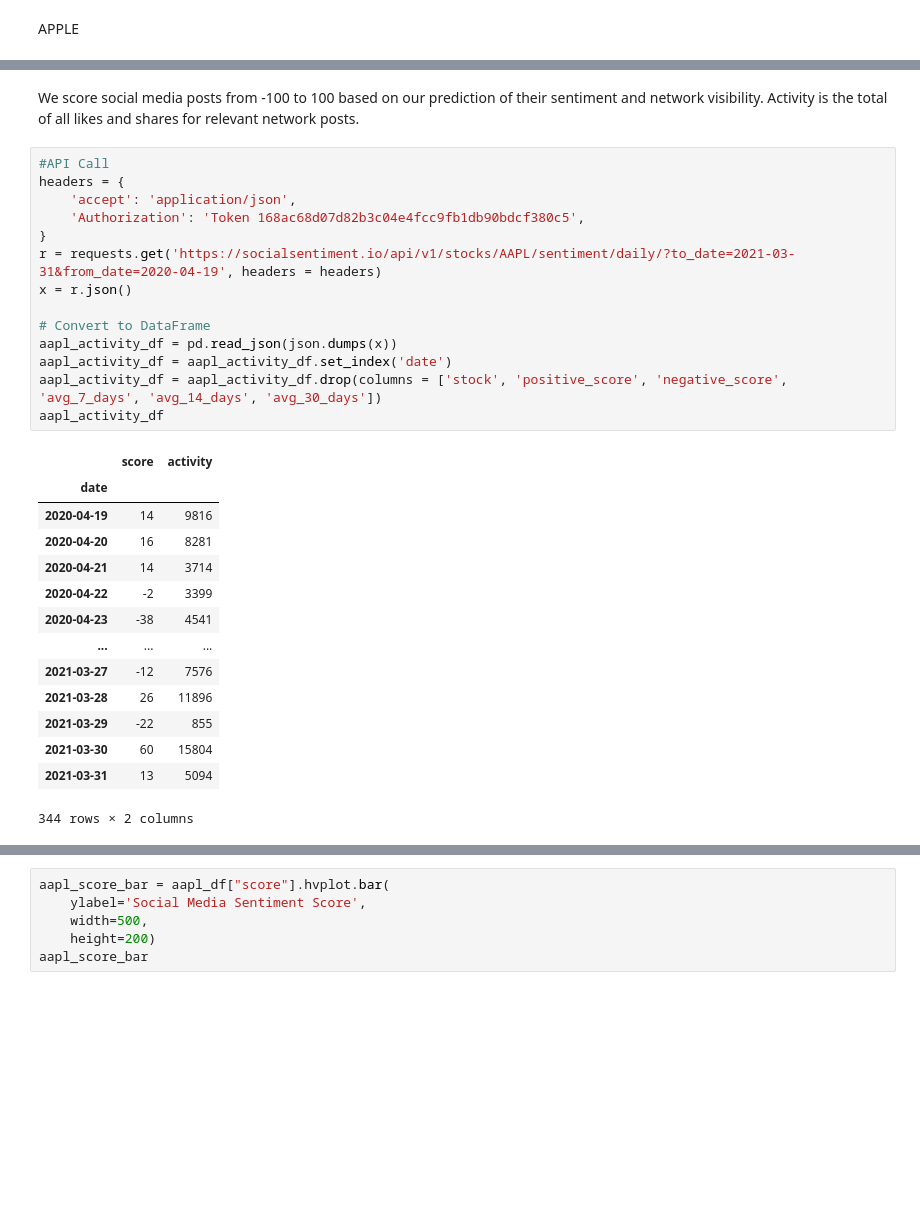
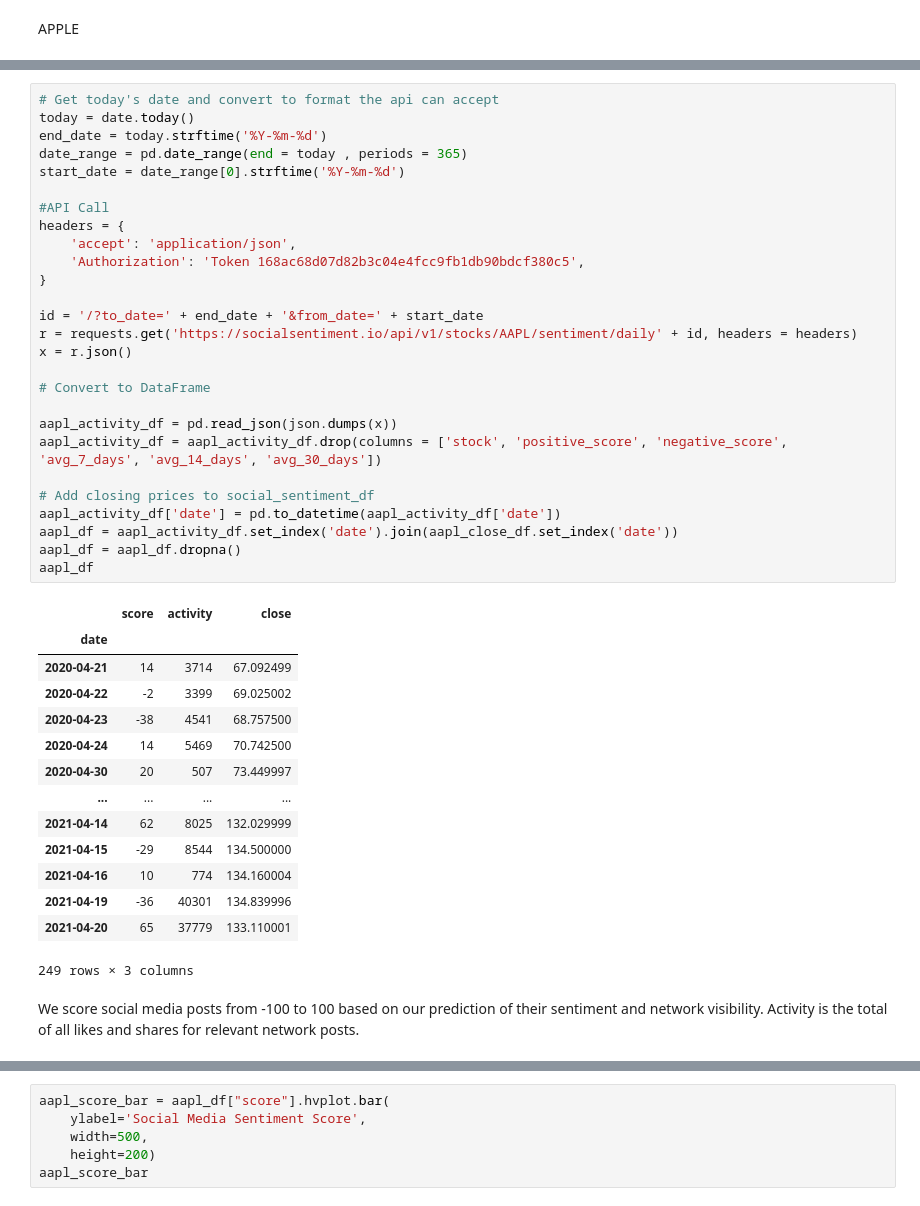
Before and after one commit to stk714/SocialMediaBets, a Jupyter notebook: Social_Sentiment_AAPL.ipynb, the cells around one changed output, grey strips where cells are left out. Drawn from its saved outputs; the diff is of its cells as text; blank space fills up the shorter version.

```diff
--- a/Social_Sentiment_AAPL.ipynb
+++ b/Social_Sentiment_AAPL.ipynb
@@ -39,31 +54,44 @@ aapl_close.tail()
+# %%
+# Get today's date and convert to format the api can accept
+today = date.today()
+end_date = today.strftime('%Y-%m-%d')
+date_range = pd.date_range(end = today , periods = 365)
+start_date = date_range[0].strftime('%Y-%m-%d')
+
+#API Call
+headers = {
+    'accept': 'application/json',
+    'Authorization': 'Token 168ac68d07d82b3c04e4fcc9fb1db90bdcf380c5',
+}
+
+id = '/?to_date=' + end_date + '&from_date=' + start_date
+r = requests.get('https://socialsentiment.io/api/v1/stocks/AAPL/sentiment/daily' + id, headers = headers)
+x = r.json()
+
+# Convert to DataFrame
+
+aapl_activity_df = pd.read_json(json.dumps(x))
+aapl_activity_df = aapl_activity_df.drop(columns = ['stock', 'positive_score', 'negative_score', 'avg_7_days', 'avg_14_days', 'avg_30_days'])
+
+# Add closing prices to social_sentiment_df
+aapl_activity_df['date'] = pd.to_datetime(aapl_activity_df['date'])
+aapl_df = aapl_activity_df.set_index('date').join(aapl_close_df.set_index('date'))
+aapl_df = aapl_df.dropna()
+aapl_df
+# %% [output]
+|  | score | activity | close |
+| date |  |  |  |
+| 2020-04-21 | 14 | 3714 | 67.092499 |
+| 2020-04-22 | -2 | 3399 | 69.025002 |
+| 2020-04-23 | -38 | 4541 | 68.757500 |
+| 2020-04-24 | 14 | 5469 | 70.742500 |
+| 2020-04-30 | 20 | 507 | 73.449997 |
+| ... | ... | ... | ... |
+| 2021-04-14 | 62 | 8025 | 132.029999 |
+| 2021-04-15 | -29 | 8544 | 134.500000 |
+| 2021-04-16 | 10 | 774 | 134.160004 |
+| 2021-04-19 | -36 | 40301 | 134.839996 |
+| 2021-04-20 | 65 | 37779 | 133.110001 |
+249 rows × 3 columns
 # %% [markdown]
 We score social media posts from -100 to 100 based on our prediction of their sentiment and network visibility. Activity is the total of all likes and shares for relevant network posts.
-# %%
-#API Call
-headers = {
-    'accept': 'application/json',
-    'Authorization': 'Token 168ac68d07d82b3c04e4fcc9fb1db90bdcf380c5',
-}
-r = requests.get('https://socialsentiment.io/api/v1/stocks/AAPL/sentiment/daily/?to_date=2021-03-31&from_date=2020-04-19', headers = headers)
-x = r.json()
-
-# Convert to DataFrame
-aapl_activity_df = pd.read_json(json.dumps(x))
-aapl_activity_df = aapl_activity_df.set_index('date')
-aapl_activity_df = aapl_activity_df.drop(columns = ['stock', 'positive_score', 'negative_score', 'avg_7_days', 'avg_14_days', 'avg_30_days'])
-aapl_activity_df
-# %% [output]
-|  | score | activity |
-| date |  |  |
-| 2020-04-19 | 14 | 9816 |
-| 2020-04-20 | 16 | 8281 |
-| 2020-04-21 | 14 | 3714 |
-| 2020-04-22 | -2 | 3399 |
-| 2020-04-23 | -38 | 4541 |
-| ... | ... | ... |
-| 2021-03-27 | -12 | 7576 |
-| 2021-03-28 | 26 | 11896 |
-| 2021-03-29 | -22 | 855 |
-| 2021-03-30 | 60 | 15804 |
-| 2021-03-31 | 13 | 5094 |
-344 rows × 2 columns
```
Also changed, not shown: parts of 29 cells of this notebook, 2 other files.
